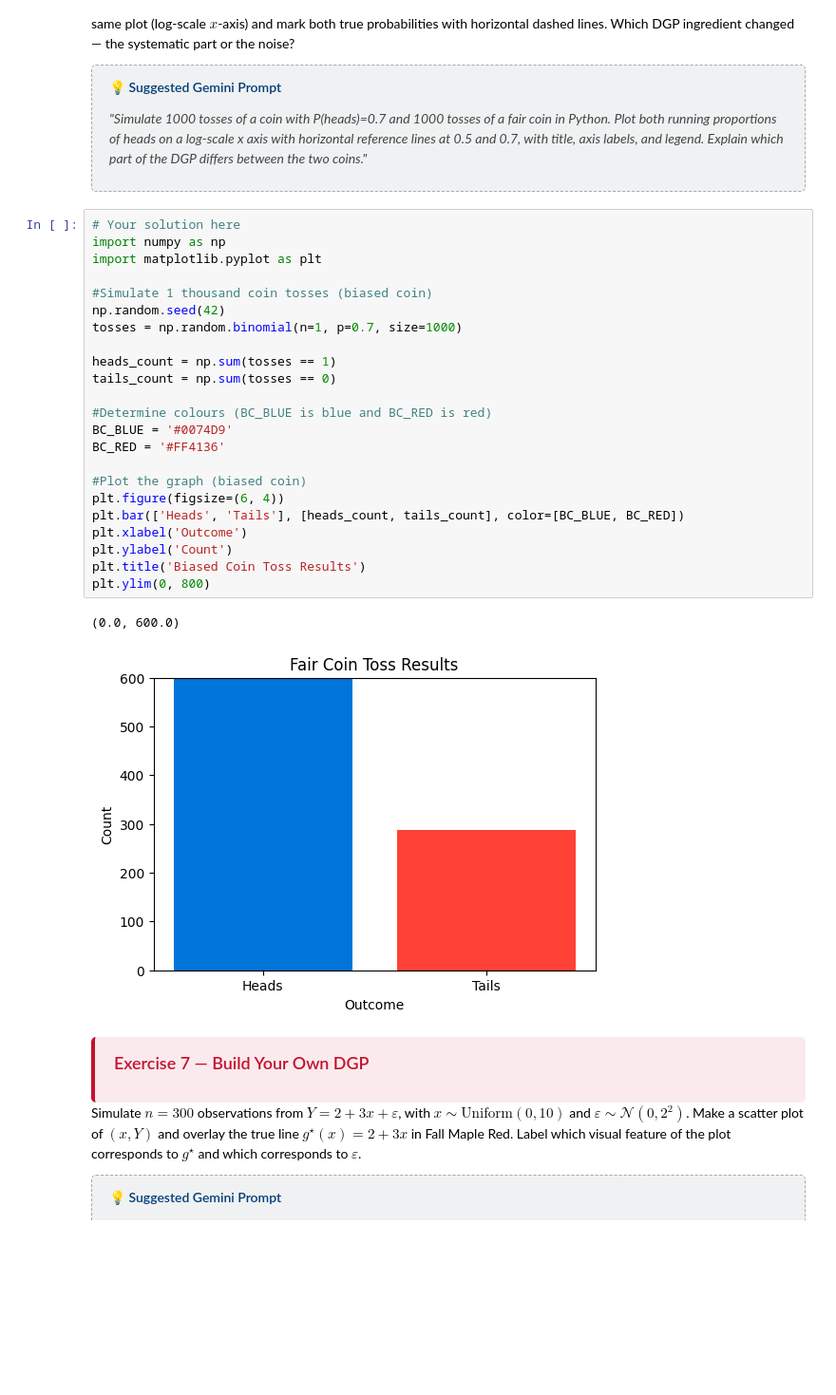
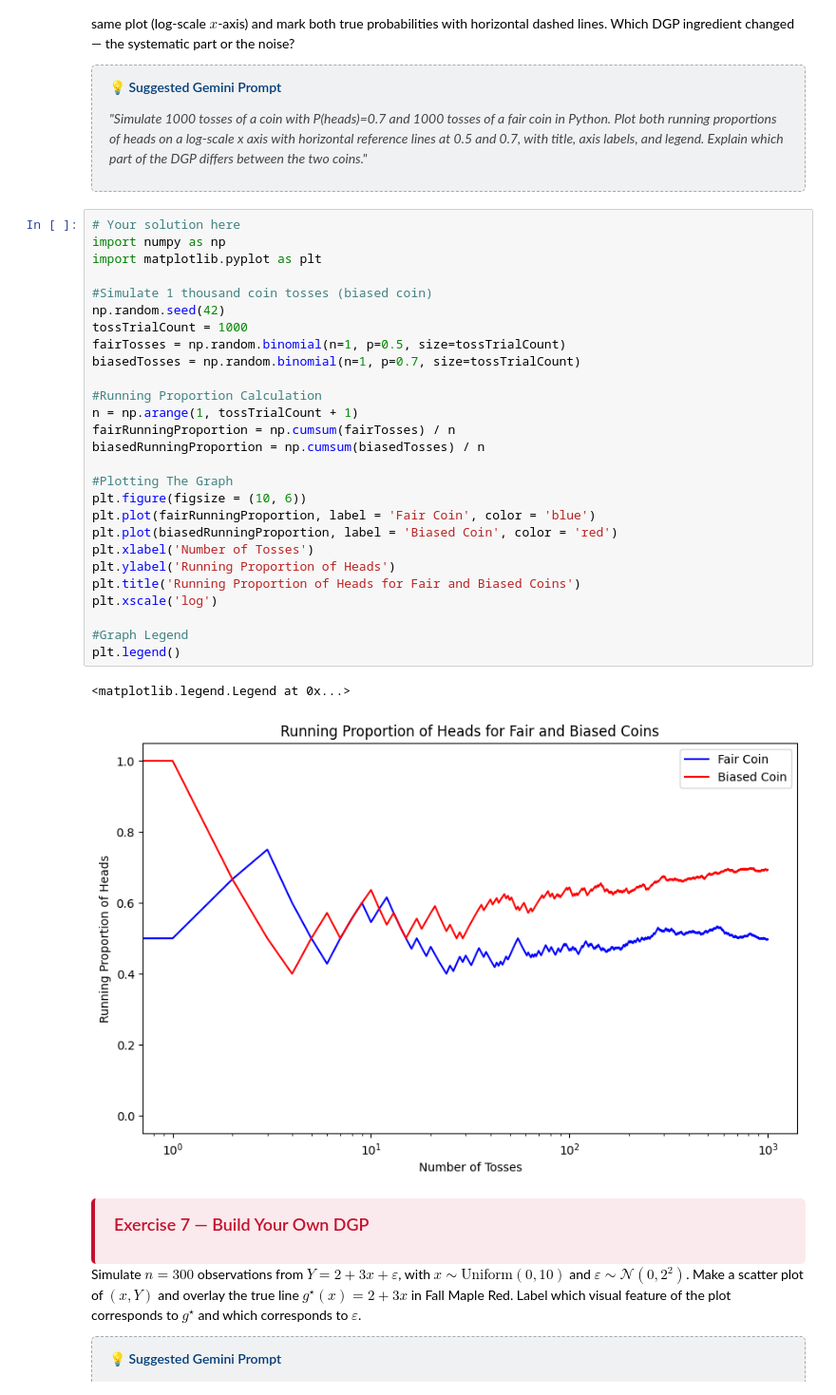
Before and after one commit to SuperMarioNintendo/Project1Client, a Jupyter notebook: Lecture1.ipynb, the cells around one changed output. Shown at 95% size. Cells and saved outputs as stored; diff of their text form; blank space fills up the shorter version.

```diff
--- a/Lecture1.ipynb
+++ b/Lecture1.ipynb
@@ -1003,29 +1023,33 @@ Repeat Exercise 5 with $\mathbb{P}(\text{heads}) = 0.7$. Overlay the running pro
 # %%
 # Your solution here
 import numpy as np
 import matplotlib.pyplot as plt
 
 #Simulate 1 thousand coin tosses (biased coin)
 np.random.seed(42)
-tosses = np.random.binomial(n=1, p=0.7, size=1000)
+tossTrialCount = 1000
+fairTosses = np.random.binomial(n=1, p=0.5, size=tossTrialCount)
+biasedTosses = np.random.binomial(n=1, p=0.7, size=tossTrialCount)
 
-heads_count = np.sum(tosses == 1)
-tails_count = np.sum(tosses == 0)
+#Running Proportion Calculation
+n = np.arange(1, tossTrialCount + 1)
+fairRunningProportion = np.cumsum(fairTosses) / n
+biasedRunningProportion = np.cumsum(biasedTosses) / n
 
-#Determine colours (BC_BLUE is blue and BC_RED is red)
-BC_BLUE = '#0074D9'
-BC_RED = '#FF4136'
+#Plotting The Graph
+plt.figure(figsize = (10, 6))
+plt.plot(fairRunningProportion, label = 'Fair Coin', color = 'blue')
+plt.plot(biasedRunningProportion, label = 'Biased Coin', color = 'red')
+plt.xlabel('Number of Tosses')
+plt.ylabel('Running Proportion of Heads')
+plt.title('Running Proportion of Heads for Fair and Biased Coins')
+plt.xscale('log')
 
-#Plot the graph (biased coin)
-plt.figure(figsize=(6, 4))
-plt.bar(['Heads', 'Tails'], [heads_count, tails_count], color=[BC_BLUE, BC_RED])
-plt.xlabel('Outcome')
-plt.ylabel('Count')
-plt.title('Biased Coin Toss Results')
-plt.ylim(0, 800)
+#Graph Legend
+plt.legend()
 # %% [output]
-(0.0, 600.0)
+<matplotlib.legend.Legend at 0x...>
-[figure, old version]
+[figure, new version]
 # %% [markdown]
 <div style="background-color: #FBEAED; border-left: 4px solid #C4122F; padding: 15px 20px; margin: 20px 0; border-radius: 5px;">
   <h3 style="color: #C4122F; margin-top: 0;">Exercise 7 — Build Your Own DGP</h3>
```
Also changed, not shown: parts of 2 cells of this notebook.
